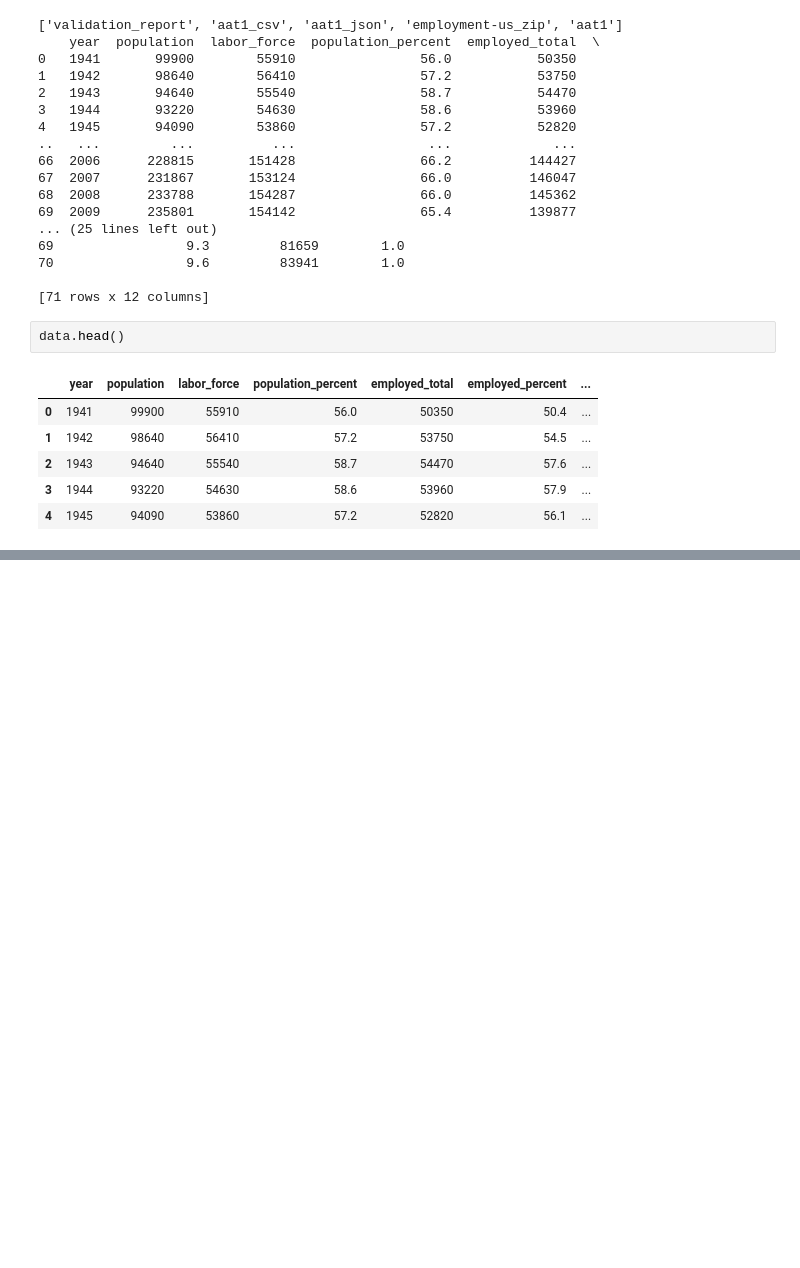
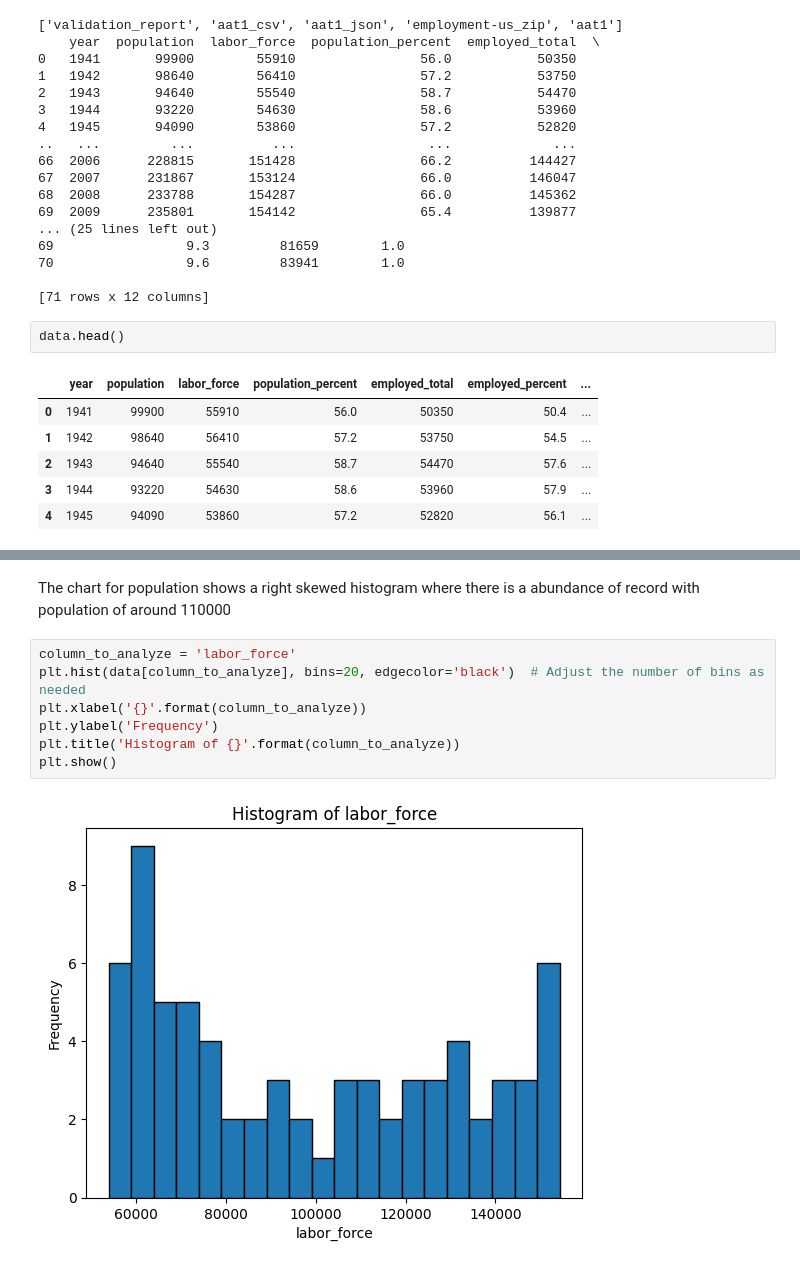
Before and after one commit to JinnOppa/Crime-Rate-LA, a Jupyter notebook: Analysis.ipynb, the cells around one changed output, grey strips where cells are left out. Cells and saved outputs as stored; diff of their text form; blank space fills up the shorter version.

```diff
--- a/Analysis.ipynb
+++ b/Analysis.ipynb
@@ -40,0 +96,11 @@ data.head()
+# %% [markdown]
+The chart for population shows a right skewed histogram where there is a abundance of record with population of around 110000
+# %%
+column_to_analyze = 'labor_force'
+plt.hist(data[column_to_analyze], bins=20, edgecolor='black')  # Adjust the number of bins as needed
+plt.xlabel('{}'.format(column_to_analyze))
+plt.ylabel('Frequency')
+plt.title('Histogram of {}'.format(column_to_analyze))
+plt.show()
+# %% [output]
+[figure, added]
```
Also changed, not shown: parts of 17 cells of this notebook.
